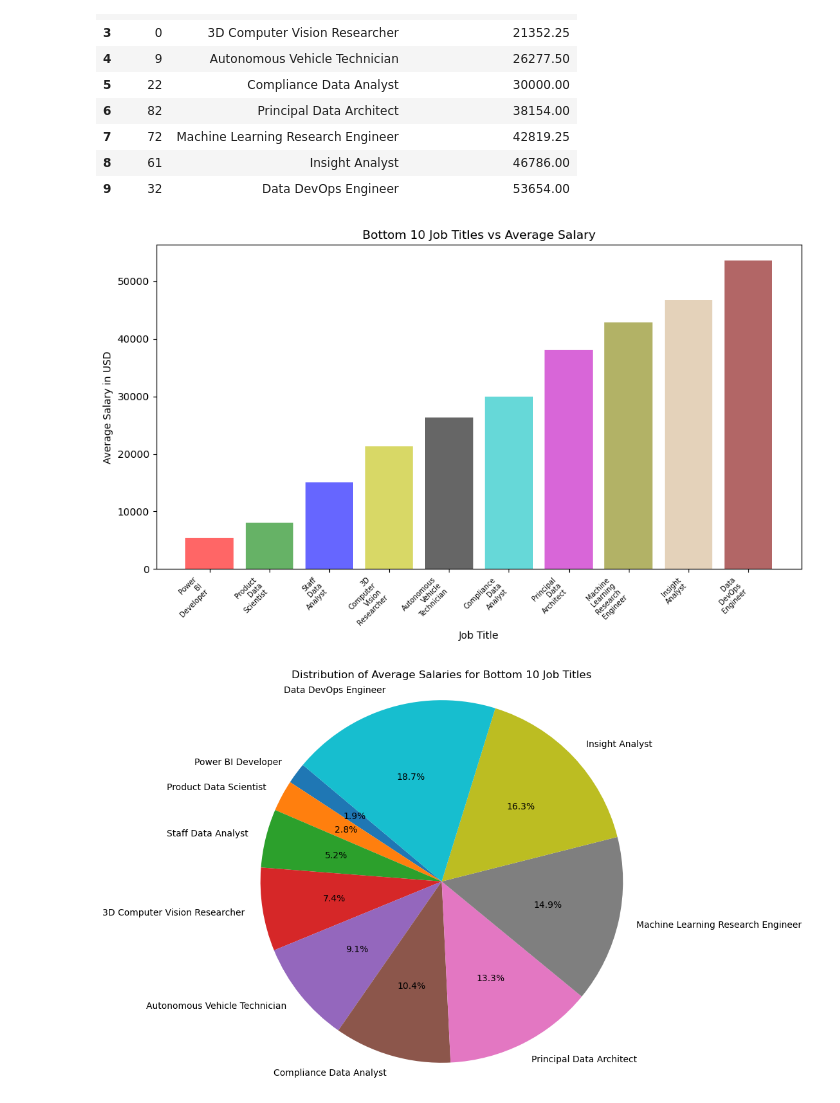
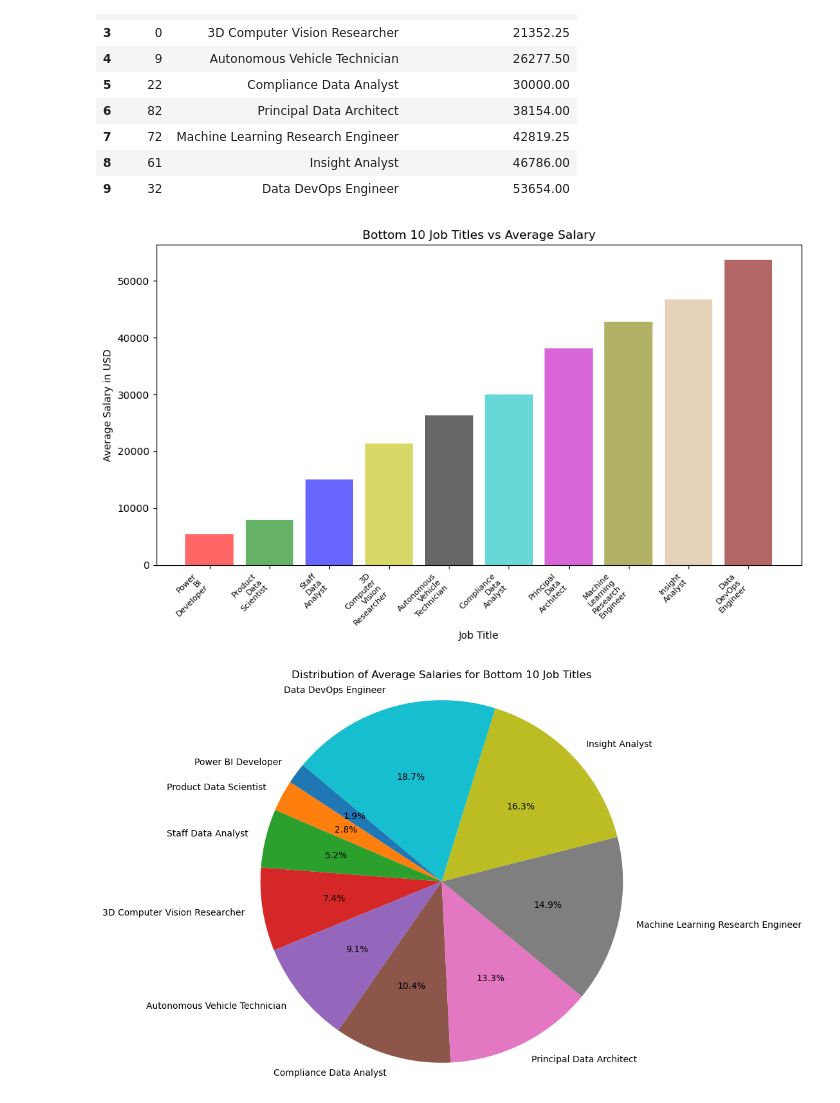
Before and after one commit to garimac12/project_acai, a Jupyter notebook: Project_AH.ipynb, the cells around one changed output. Drawn from its saved outputs; the diff is of its cells as text; code cells hidden in the pictures.

```diff
--- a/Project_AH.ipynb
+++ b/Project_AH.ipynb
@@ -461,36 +460,36 @@ salaries = [
     38154.00,
     42819.25,
     46786.00,
     53654.00,
 ]
 
 # Create a figure and axis
 fig, ax = plt.subplots(figsize=(10, 6))
 color= ["r","g","b","y","k","c","m","olive","tan","maroon"]
 
 # Create the bar chart for bottom ten job titles
 bars = ax.bar(range(len(job_titles)), salaries, color=color, alpha=0.60)
 
 # Manually split x-tick labels into two lines
 custom_xtick_labels = [title.replace(" ", "\n") for title in job_titles]
 
 # Set x-tick positions and labels
 ax.set_xticks(range(len(custom_xtick_labels)))
-ax.set_xticklabels(custom_xtick_labels, fontsize=7, rotation=45, ha="right")
+ax.set_xticklabels(custom_xtick_labels, fontsize=8, rotation=45, ha="right")
 
 # Set labels and title
 ax.set_xlabel("Job Title")
 ax.set_ylabel("Average Salary in USD")
 ax.set_title("Bottom 10 Job Titles vs Average Salary")
 
 #saving plot to output
-plt.savefig("output_data/Fig8.png")
+plt.savefig("output_data_AH/Fig8.png")
 
 # Show the plot
 plt.tight_layout()
 plt.show()
 # %% [output]
-[figure, old version]
+[figure, new version]
 # %%
 job_titles = [
     "Power BI Developer",
```
Also changed, not shown: parts of 14 cells of this notebook, 4 other files.
